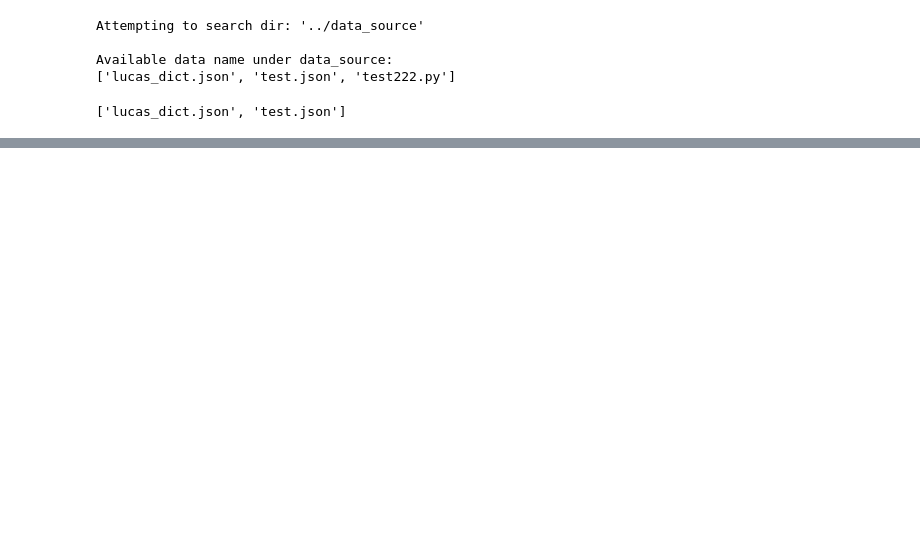
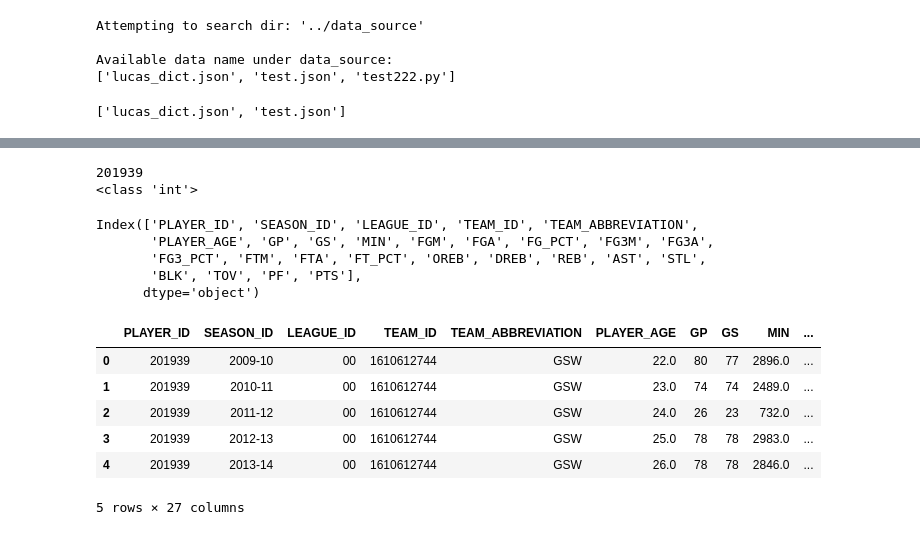
Before and after one commit to botanist420/game-theory, a Jupyter notebook: ds_lucas/lucas_lab.ipynb, the cells around one changed output, grey strips where cells are left out. Drawn from its saved outputs; the diff is of its cells as text; code cells hidden in the pictures; blank space fills up the shorter version.

```diff
--- a/ds_lucas/lucas_lab.ipynb
+++ b/ds_lucas/lucas_lab.ipynb
@@ -38,0 +127,27 @@ str_length = len(suffix_list[0])
+# %%
+curry_info = [i for i in nba_players_active if i.get("full_name") == "Stephen Curry"]
+curry_id = curry_info[0].get("id")
+print(curry_id)
+print(type(curry_id))
+# %% [output]
+201939
+<class 'int'>
+# %%
+# Curry career data
+career = playercareerstats.PlayerCareerStats(player_id=curry_id)
+df_raw = career.get_data_frames()[0]
+print(df_raw.columns)
+df_raw.head()
+# %% [output]
+Index(['PLAYER_ID', 'SEASON_ID', 'LEAGUE_ID', 'TEAM_ID', 'TEAM_ABBREVIATION',
+       'PLAYER_AGE', 'GP', 'GS', 'MIN', 'FGM', 'FGA', 'FG_PCT', 'FG3M', 'FG3A',
+       'FG3_PCT', 'FTM', 'FTA', 'FT_PCT', 'OREB', 'DREB', 'REB', 'AST', 'STL',
+       'BLK', 'TOV', 'PF', 'PTS'],
+      dtype='object')
+|  | PLAYER_ID | SEASON_ID | LEAGUE_ID | TEAM_ID | TEAM_ABBREVIATION | PLAYER_AGE | GP | GS | MIN | ... |
+| 0 | 201939 | 2009-10 | 00 | 1610612744 | GSW | 22.0 | 80 | 77 | 2896.0 | ... |
+| 1 | 201939 | 2010-11 | 00 | 1610612744 | GSW | 23.0 | 74 | 74 | 2489.0 | ... |
+| 2 | 201939 | 2011-12 | 00 | 1610612744 | GSW | 24.0 | 26 | 23 | 732.0 | ... |
+| 3 | 201939 | 2012-13 | 00 | 1610612744 | GSW | 25.0 | 78 | 78 | 2983.0 | ... |
+| 4 | 201939 | 2013-14 | 00 | 1610612744 | GSW | 26.0 | 78 | 78 | 2846.0 | ... |
+5 rows × 27 columns
```
Also changed, not shown: parts of 11 cells of this notebook, 1 other file.
